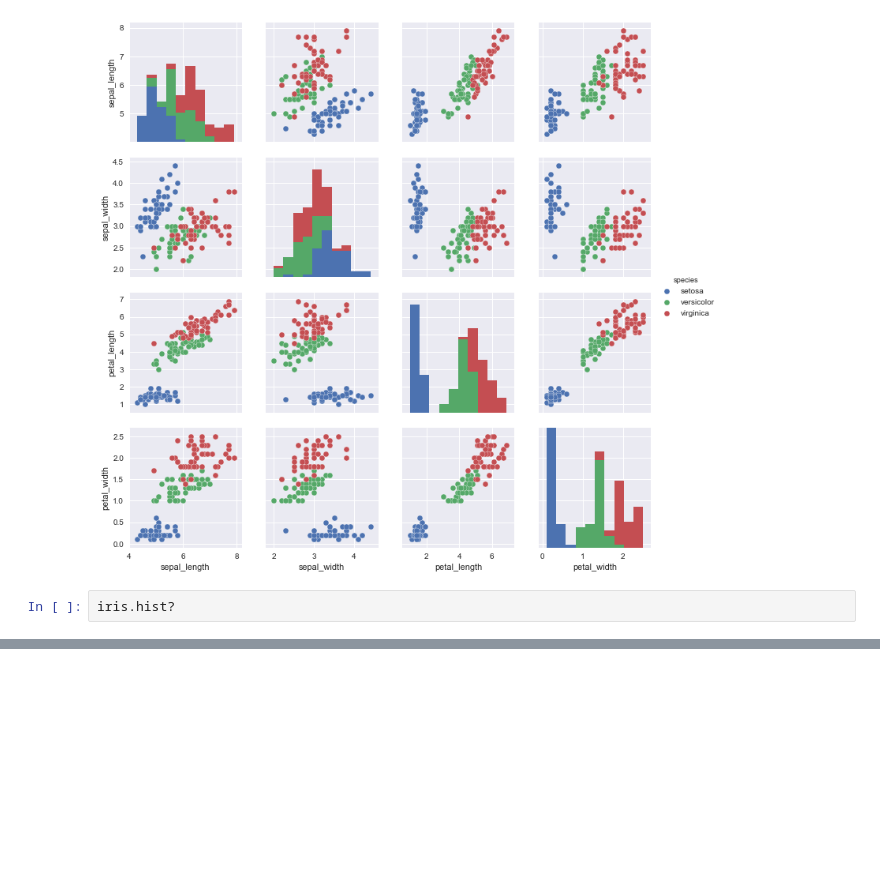
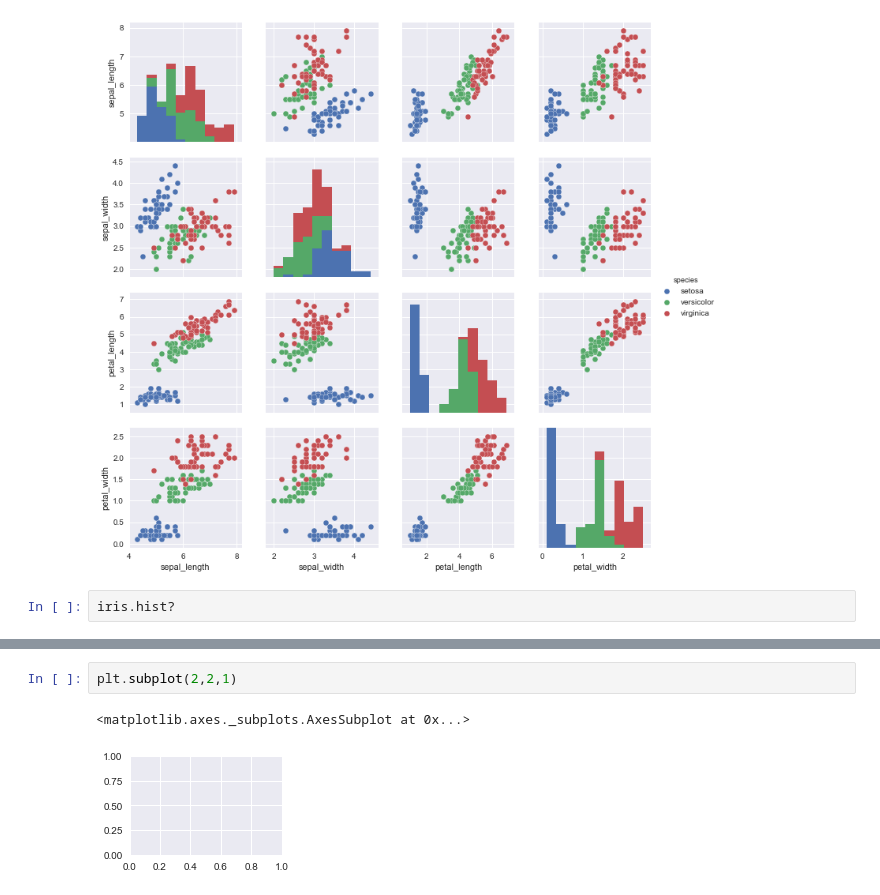
Before and after one commit to Codes-code/Machine-Learning, a Jupyter notebook: Iris_Project.ipynb, the cells around one changed output, grey strips where cells are left out. Drawn from its saved outputs; the diff is of its cells as text; blank space fills up the shorter version.

```diff
--- a/Iris_Project.ipynb
+++ b/Iris_Project.ipynb
@@ -301,0 +301,5 @@ array([[<matplotlib.axes._subplots.AxesSubplot object at 0x...>,
+# %%
+plt.subplot(2,2,1)
+# %% [output]
+<matplotlib.axes._subplots.AxesSubplot at 0x...>
+[figure, added]
```
Also changed, not shown: parts of 8 cells of this notebook.
